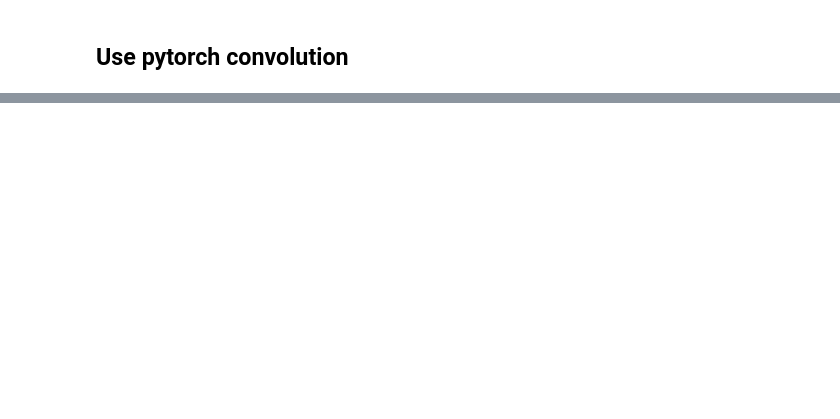
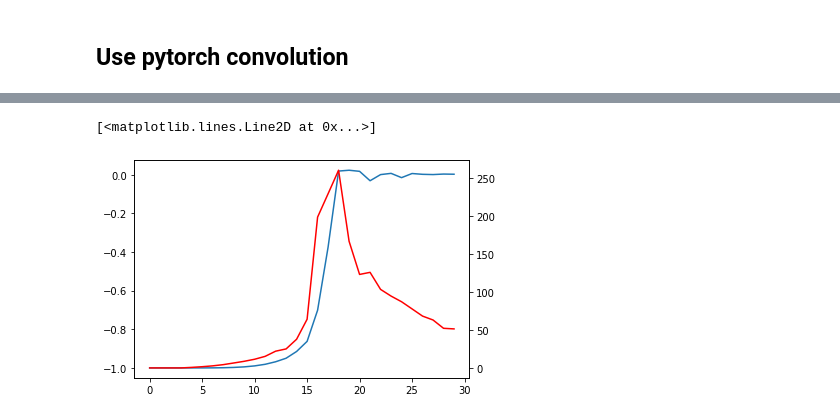
Before and after one commit to danlkv/ising_model, a Jupyter notebook: syntesis/Ising metropolis.ipynb, the cells around one changed output, grey strips where cells are left out. Cells and saved outputs as stored; diff of their text form; code cells hidden in the pictures; blank space fills up the shorter version.

```diff
--- a/syntesis/Ising metropolis.ipynb
+++ b/syntesis/Ising metropolis.ipynb
@@ -154,0 +123,10 @@ done measure
+# %%
+magnetizations = np.mean(mag_tm, axis=1)
+permit = np.std(mag_tm, axis=1)
+
+plt.plot(magnetizations/N**2)
+plt.gca().twinx()
+plt.plot(permit/temps, 'red')
+# %% [output]
+[<matplotlib.lines.Line2D at 0x...>]
+[figure, added]
```
Also changed, not shown: parts of 12 cells of this notebook, 4 other files.
